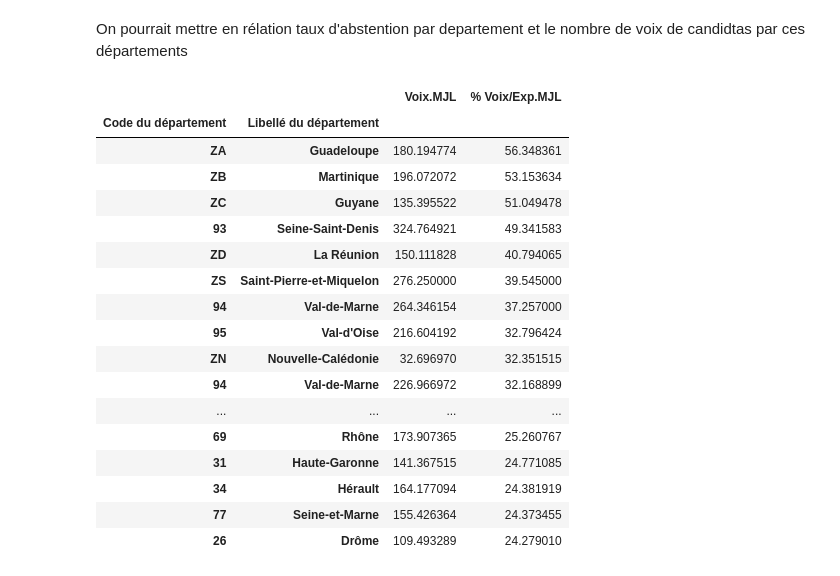
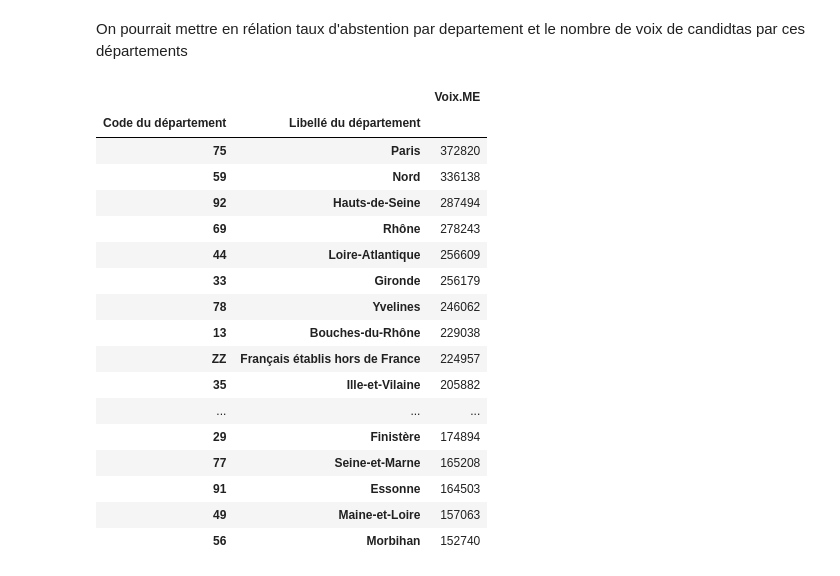
Before and after one commit to BaderEK/AnalyseDeDonnees, a Jupyter notebook: Groupe 2/Groupe 2/rendu.ipynb, the cells around one changed output. Drawn from its saved outputs; the diff is of its cells as text; code cells hidden in the pictures.

```diff
--- a/Groupe 2/Groupe 2/rendu.ipynb
+++ b/Groupe 2/Groupe 2/rendu.ipynb
@@ -226,4 +226,12 @@ moins.head(20)
 | 64 | Pyrénées-Atlantiques | 20.254557 |
 # %% [markdown]
 On pourrait mettre en rélation taux d'abstention par departement et le nombre de voix de candidtas par ces départements
+# %%
+def dep(x,y):
+      tab = df[['Code du département','Libellé du département', x]]
+      frame1 = pd.DataFrame(tab)
+      tab2 = frame1.groupby(["Code du département","Libellé du département"]).sum()
+      res = tab2.sort_values(by=x,ascending=y)
+
+      return res.head(20)
 # %%
@@ -236,23 +243,23 @@ def dep_info_2(x,y):
 
       return res.head(20)
-# %%
-voix_cand_dep('Voix.MJL', '% Voix/Exp.MJL')
-# %% [output]
-|  |  | Voix.MJL | % Voix/Exp.MJL |
-| Code du département | Libellé du département |  |  |
-| ZA | Guadeloupe | 180.194774 | 56.348361 |
-| ZB | Martinique | 196.072072 | 53.153634 |
-| ZC | Guyane | 135.395522 | 51.049478 |
-| 93 | Seine-Saint-Denis | 324.764921 | 49.341583 |
-| ZD | La Réunion | 150.111828 | 40.794065 |
-| ZS | Saint-Pierre-et-Miquelon | 276.250000 | 39.545000 |
-| 94 | Val-de-Marne | 264.346154 | 37.257000 |
-| 95 | Val-d'Oise | 216.604192 | 32.796424 |
-| ZN | Nouvelle-Calédonie | 32.696970 | 32.351515 |
-| 94 | Val-de-Marne | 226.966972 | 32.168899 |
-| ... | ... | ... | ... |
-| 69 | Rhône | 173.907365 | 25.260767 |
-| 31 | Haute-Garonne | 141.367515 | 24.771085 |
-| 34 | Hérault | 164.177094 | 24.381919 |
-| 77 | Seine-et-Marne | 155.426364 | 24.373455 |
-| 26 | Drôme | 109.493289 | 24.279010 |
+# %%
+dep('Voix.ME', False)
+# %% [output]
+|  |  | Voix.ME |
+| Code du département | Libellé du département |  |
+| 75 | Paris | 372820 |
+| 59 | Nord | 336138 |
+| 92 | Hauts-de-Seine | 287494 |
+| 69 | Rhône | 278243 |
+| 44 | Loire-Atlantique | 256609 |
+| 33 | Gironde | 256179 |
+| 78 | Yvelines | 246062 |
+| 13 | Bouches-du-Rhône | 229038 |
+| ZZ | Français établis hors de France | 224957 |
+| 35 | Ille-et-Vilaine | 205882 |
+| ... | ... | ... |
+| 29 | Finistère | 174894 |
+| 77 | Seine-et-Marne | 165208 |
+| 91 | Essonne | 164503 |
+| 49 | Maine-et-Loire | 157063 |
+| 56 | Morbihan | 152740 |
```
Also changed, not shown: parts of 2 cells of this notebook.
